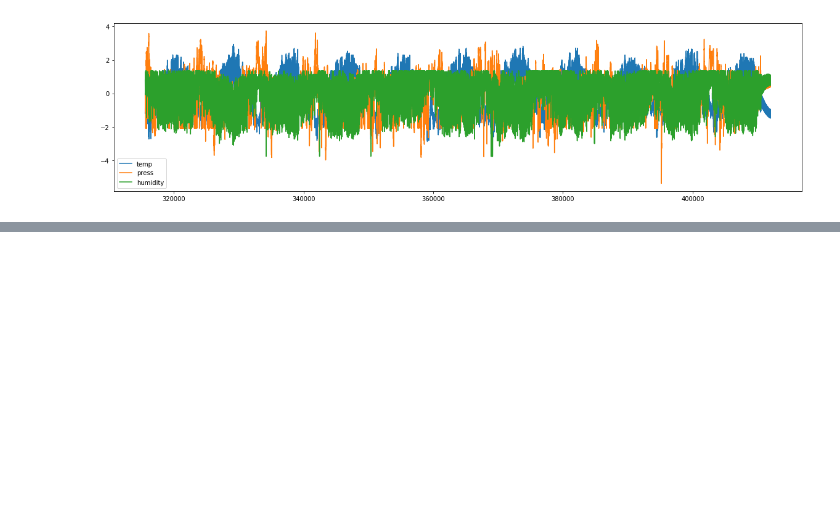
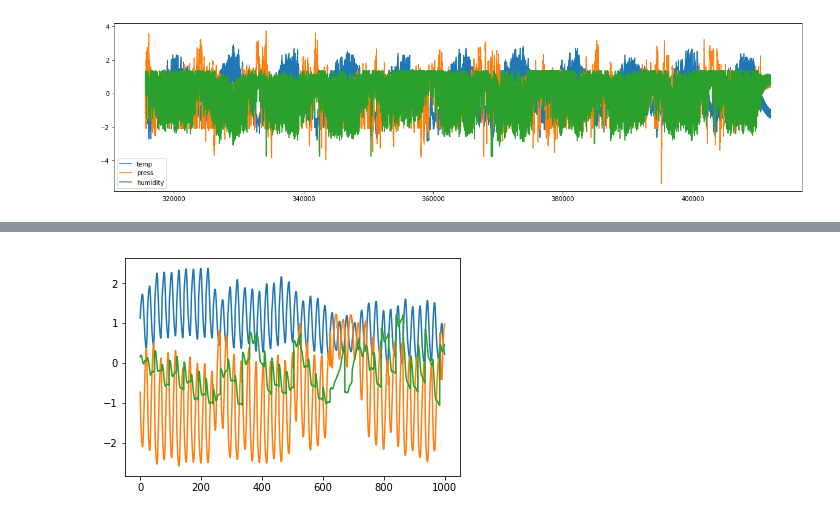
Before and after one commit to agayev169/weather_forecast, a Jupyter notebook: lstm_weather.ipynb, the cells around one changed output, grey strips where cells are left out. Drawn from its saved outputs; the diff is of its cells as text; code cells hidden in the pictures; blank space fills up the shorter version.

```diff
--- a/lstm_weather.ipynb
+++ b/lstm_weather.ipynb
@@ -346,18 +380,13 @@ Epoch 50/50
 # %%
-# === HYBRID ===
+def sliding_w(data, model_of=None):
+    if model_of is None:
+        model_of = one_forward_model()
 
-test_length = 1000
-test_index = 0
+    output = []
 
-def append_to_end(x, val):
-    for i in range(len(x) - 1):
-        x[i] = x[i + 1]
-    x[-1] = val
-
-output1 = model.predict(val_x)
-output2 = []
-for i in range(int(test_length / TO_PREDICT)):
-    x = np.copy(val_x[i * TO_PREDICT])
-    for j in range(TO_PREDICT):
-        output2.append(model.predict(x.reshape(-1, 48, 3)).reshape(3,))
-        append_to_end(x, output2[-1])
+    for i in range(len(data) // TO_PREDICT):
+        x = np.copy(data[i * TO_PREDICT])
+        for j in range(TO_PREDICT):
+            output.append(model_of.predict(x.reshape(-1, 48, 3)).reshape(3,))
+            append_to_end(x, output[-1])
+    return np.array(output)
@@ -381,0 +393,7 @@ for i in range(int(test_length / TO_PREDICT)):
+# %%
+predictions_sw = sliding_w(val_x[:TEST_SIZE + TEST_SIZE // 10], model_of)
+predictions_sw = predictions_sw[:TEST_SIZE]
+plt.plot(predictions_sw)
+plt.show()
+# %% [output]
+[figure, added]
```
Also changed, not shown: parts of 29 cells of this notebook.
